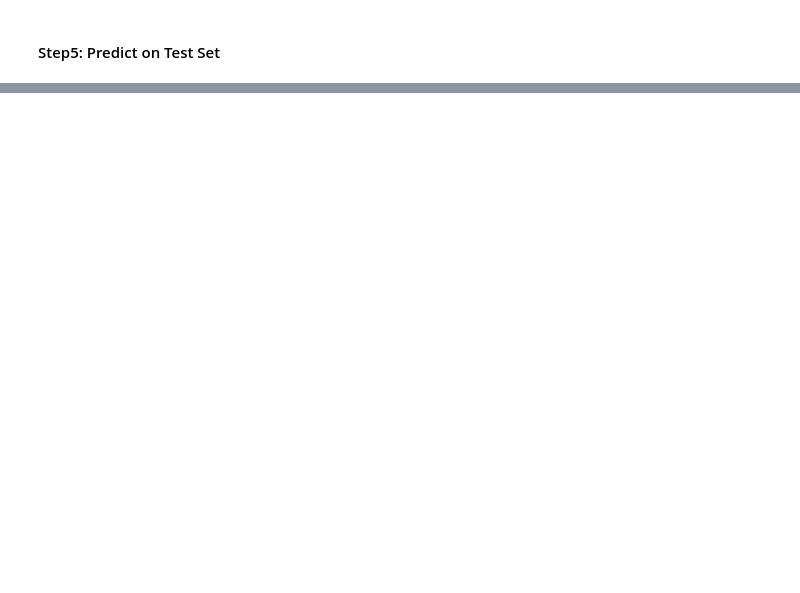
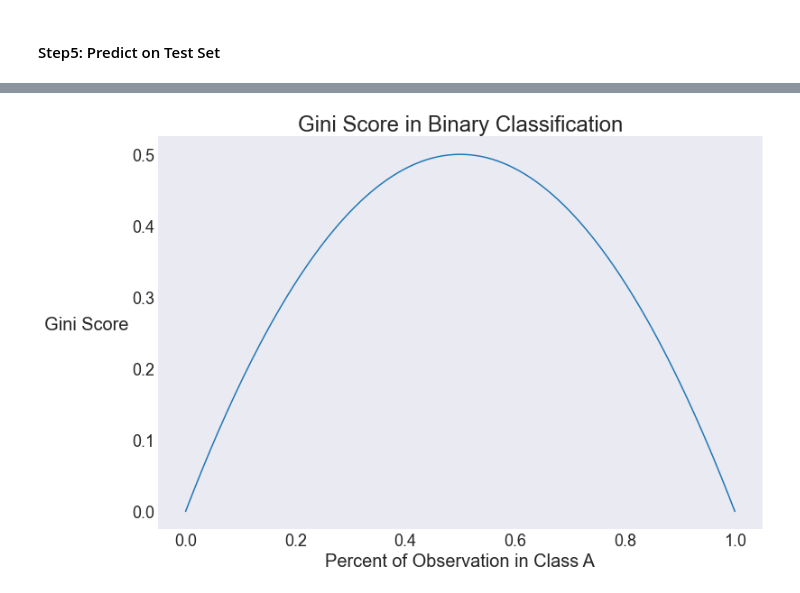
Before and after one commit to shandeep92/data_science, a Jupyter notebook: other_projects/miscellaneous/pipeline_practice.ipynb, the cells around one changed output, grey strips where cells are left out. Saved outputs shown, nothing was run; the diff lists cells and outputs as text; code cells hidden in the pictures; blank space fills up the shorter version.

```diff
--- a/other_projects/miscellaneous/pipeline_practice.ipynb
+++ b/other_projects/miscellaneous/pipeline_practice.ipynb
@@ -208,0 +270,23 @@ F1-Score Score: 0.3694267515923567
+# %%
+# Set figure size.
+plt.figure(figsize = (12,8))
+
+# Generate x values (for percentage of obs. in class A).
+percent_in_class_A = np.linspace(0, 1, 200)
+percent_in_class_B = 1 - percent_in_class_A
+
+# Calculate Gini values.
+gini_values = 1 - np.square(percent_in_class_A) - np.square(percent_in_class_B)
+
+# Plot line.
+plt.plot(percent_in_class_A,
+         gini_values)
+
+# Establish title, axes, and labels.
+plt.title('Gini Score in Binary Classification', fontsize = 24)
+plt.xlabel('Percent of Observation in Class A', fontsize = 20)
+plt.ylabel('Gini Score', fontsize = 20, rotation = 0, ha = 'right')
+plt.xticks(fontsize = 18)
+plt.yticks(fontsize = 18);
+# %% [output]
+[figure, added]
```
Also changed, not shown: parts of 37 cells of this notebook, 1 other file.
